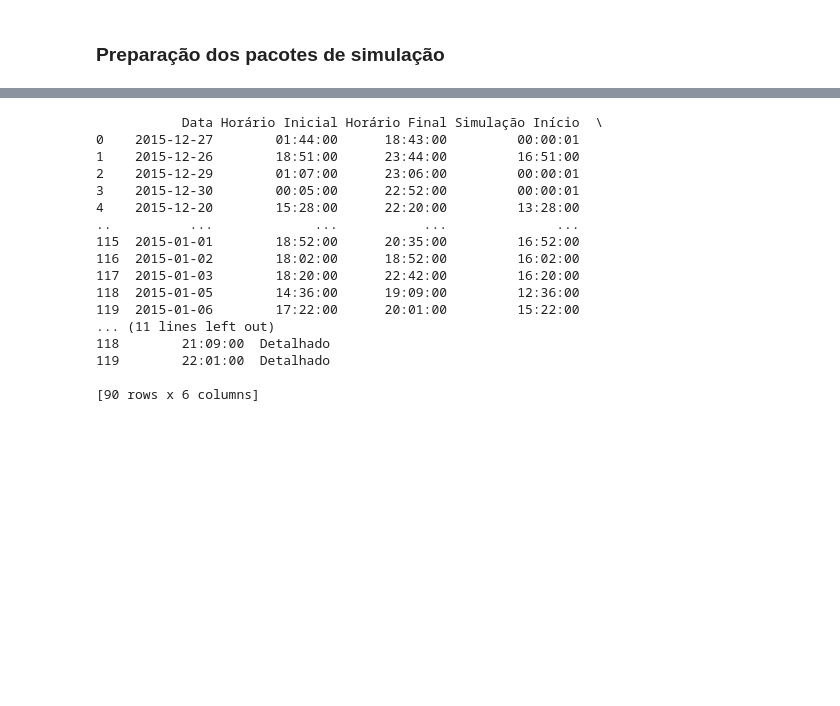
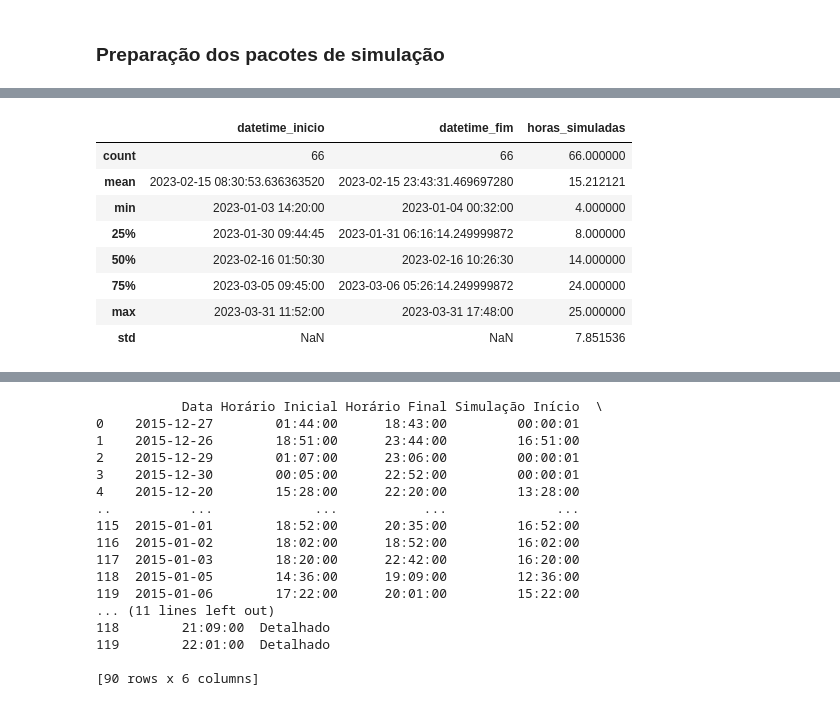
Before and after one commit to marcelof314/SP_urban_flooding, a Jupyter notebook: 06 Simulation package preparation.ipynb, the cells around one changed output, grey strips where cells are left out. Cells and saved outputs as stored; diff of their text form; code cells hidden in the pictures; blank space fills up the shorter version.

```diff
--- a/06 Simulation package preparation.ipynb
+++ b/06 Simulation package preparation.ipynb
@@ -780,0 +778,12 @@ novo_df
+# %%
+novo_df.describe()
+# %% [output]
+|  | datetime_inicio | datetime_fim | horas_simuladas |
+| count | 66 | 66 | 66.000000 |
+| mean | 2023-02-15 08:30:53.636363520 | 2023-02-15 23:43:31.469697280 | 15.212121 |
+| min | 2023-01-03 14:20:00 | 2023-01-04 00:32:00 | 4.000000 |
+| 25% | 2023-01-30 09:44:45 | 2023-01-31 06:16:14.249999872 | 8.000000 |
+| 50% | 2023-02-16 01:50:30 | 2023-02-16 10:26:30 | 14.000000 |
+| 75% | 2023-03-05 09:45:00 | 2023-03-06 05:26:14.249999872 | 24.000000 |
+| max | 2023-03-31 11:52:00 | 2023-03-31 17:48:00 | 25.000000 |
+| std | NaN | NaN | 7.851536 |
```
Also changed, not shown: parts of 8 cells of this notebook.
